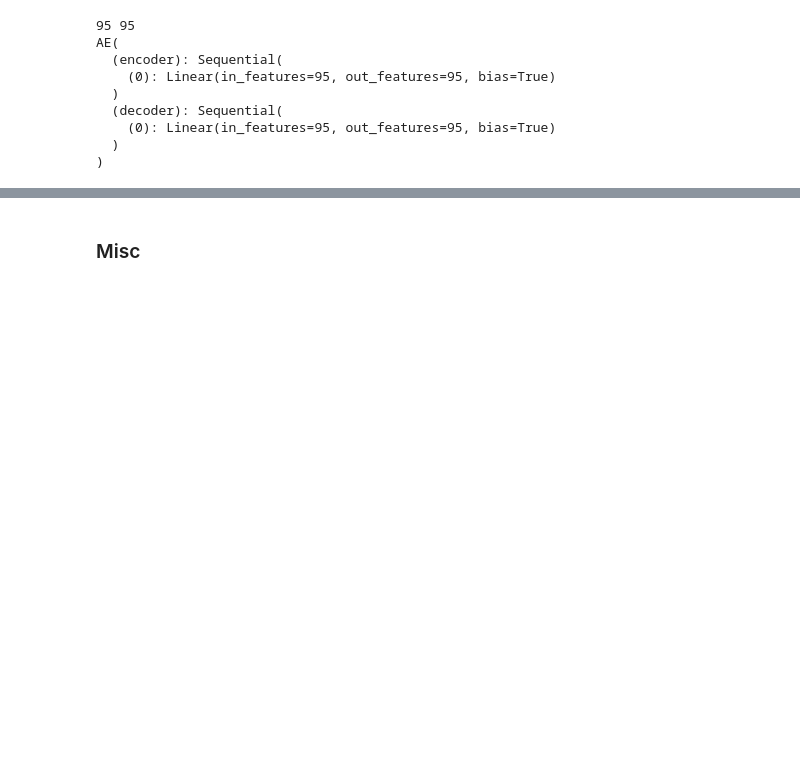
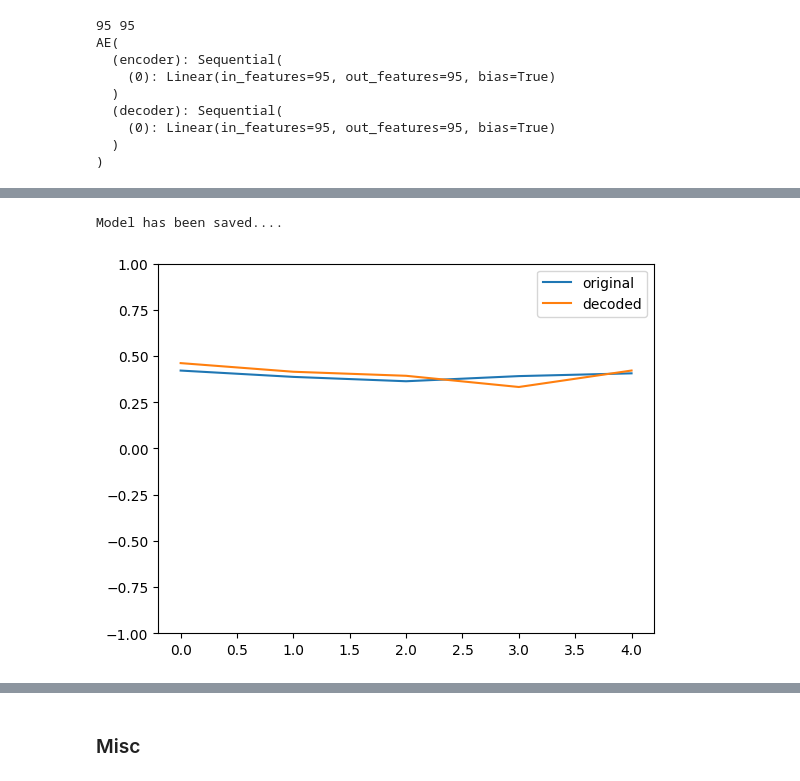
Before and after one commit to mettinger/eegCompress, a Jupyter notebook: eegCompress.ipynb, the cells around one changed output, grey strips where cells are left out. Cells and saved outputs as stored; diff of their text form; code cells hidden in the pictures; blank space fills up the shorter version.

```diff
--- a/eegCompress.ipynb
+++ b/eegCompress.ipynb
@@ -163,7 +229,7 @@ optimizer = torch.optim.SGD(model.parameters(), lr=0.001, momentum=0.0)
 totalEpoch = 0
 # %%
 epochs = 40
-startPlot = 0
+numSamplePlot = 3
 
 for epoch in range(epochs):
 	for (image, _) in loader:
@@ -180,13 +246,27 @@ for epoch in range(epochs):
 		optimizer.step()
 		run[npt_logger.base_namespace]["train/log_loss"].append(np.log(loss.item()))
 
-	fig = imageCompare(startPlot)
-	plt.title("Total Epoch: " + str(totalEpoch))
-	run["fig"].append(fig)
-	plt.close()
-	totalEpoch += 1
+	for i in range(numSamplePlot):
+		startPlot = random.randint(0, nSample - numSampleInput)
+		fig, _, _ = imageCompare(startPlot)
+		plt.title("Total Epoch: " + str(totalEpoch))
+		run["fig"].append(fig)
+		plt.close()
+		totalEpoch += 1
 
-torch.save(model.state_dict(), 'savedModel')
+torch.save({'epoch': epoch,
+            'model_state_dict': model.state_dict(),
+            'optimizer_state_dict': optimizer.state_dict(),
+            'loss': loss}, '/content/drive/MyDrive/Colab Notebooks/savedModel_' + str(datetime.datetime.now().astimezone(timeZone)))
+print("Model has been saved....")
+# %% [output]
+Model has been saved....
+# %%
+startPlot = 0
+fig, encoded, decoded = imageCompare(startPlot)
+plt.show(fig)
+# %% [output]
+[figure, added]
 # %%
 list(model.parameters())[0].grad
 # %%
```
Also changed, not shown: parts of 10 cells of this notebook.
